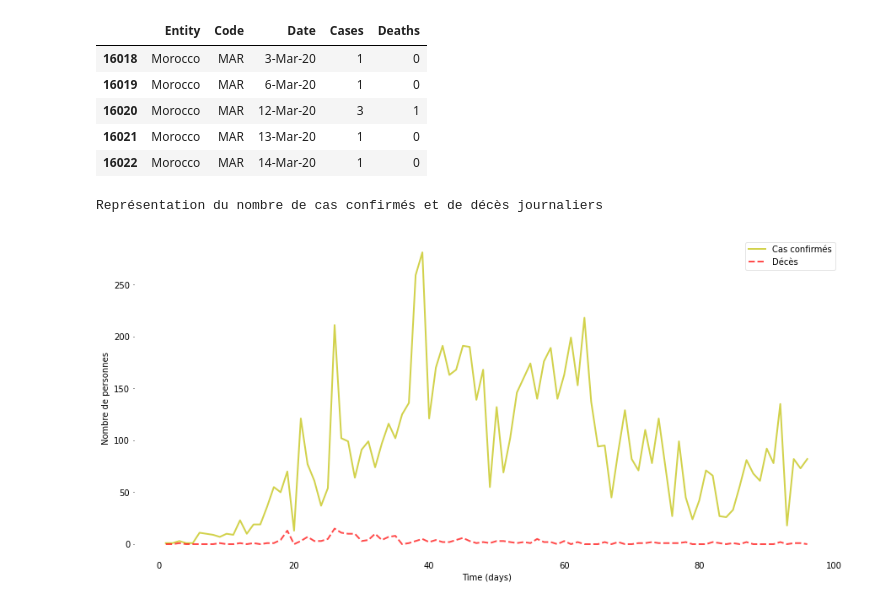
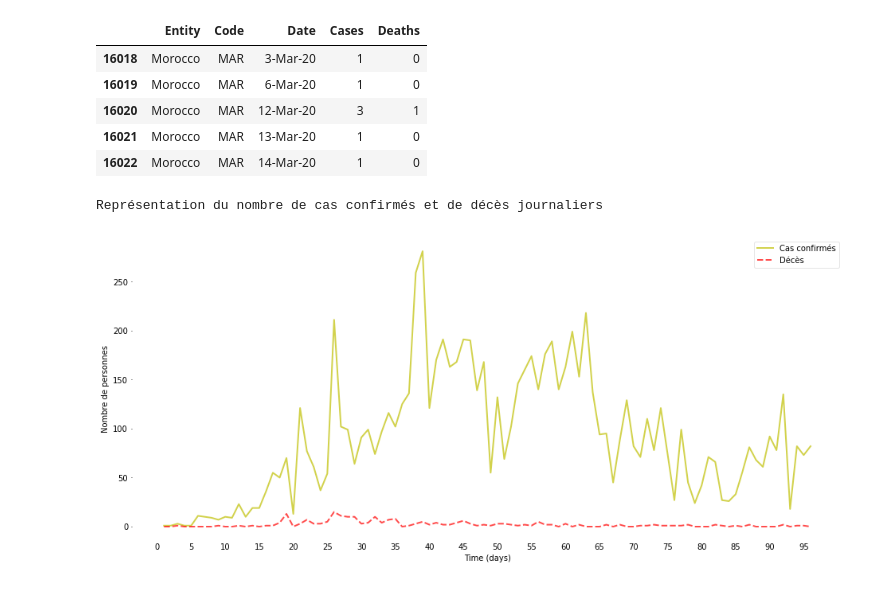
Before and after one commit to projet-ML/COVID, a Jupyter notebook: statistiques.ipynb, the cells around one changed output. Saved outputs shown, nothing was run; the diff lists cells and outputs as text; code cells hidden in the pictures.

```diff
--- a/statistiques.ipynb
+++ b/statistiques.ipynb
@@ -70,24 +72,25 @@ data_morocco.head()
 # %%
 cases = data_morocco['Cases']
 deaths = data_morocco['Deaths']
 dates = data_morocco['Date']
-# representation de l'évolution de l'épidémie au Maroc
+# Représentation du nombre de cas confirmés et de décès journaliers
 t = range(1, len(data_morocco)+1)
-f, ax = plt.subplots(1,1,figsize=(15,7))
+f, ax = plt.subplots(1,1,figsize=(16,7))
 ax.plot(t, cases, 'y-', alpha=0.7, linewidth=2, label='Cas confirmés')
 ax.plot(t, deaths, 'r--', alpha=0.7, linewidth=2, label='Décès')
 """ax.plot(t, data['Recovered'], 'g-', alpha=0.7, linewidth=2, label='Cas de guérison')"""
 ax.set_xlabel('Time (days)')
 ax.set_ylabel('Nombre de personnes')
 ax.yaxis.set_tick_params(length=1)
 ax.xaxis.set_tick_params(length=0)
 ax.grid(b=True, which='major', c='w', lw=2, ls='-')
 legend = ax.legend()
 legend.get_frame().set_alpha(0.5)
+plt.xticks(np.arange(0, 100, 5))
 for spine in ('top', 'right', 'bottom', 'left'):
   ax.spines[spine].set_visible(False)
 print("Représentation du nombre de cas confirmés et de décès journaliers")
 plt.show();
 # %% [output]
 Représentation du nombre de cas confirmés et de décès journaliers
-[figure, old version]
+[figure, new version]
```
Also changed, not shown: parts of 12 cells of this notebook.
